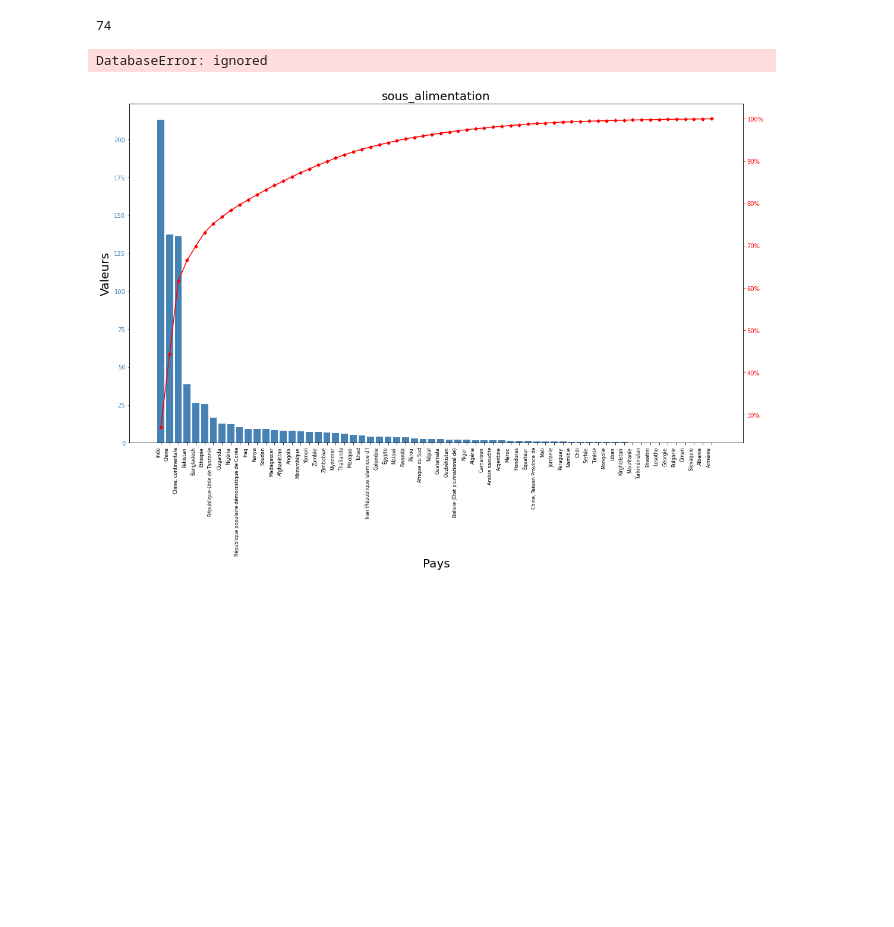
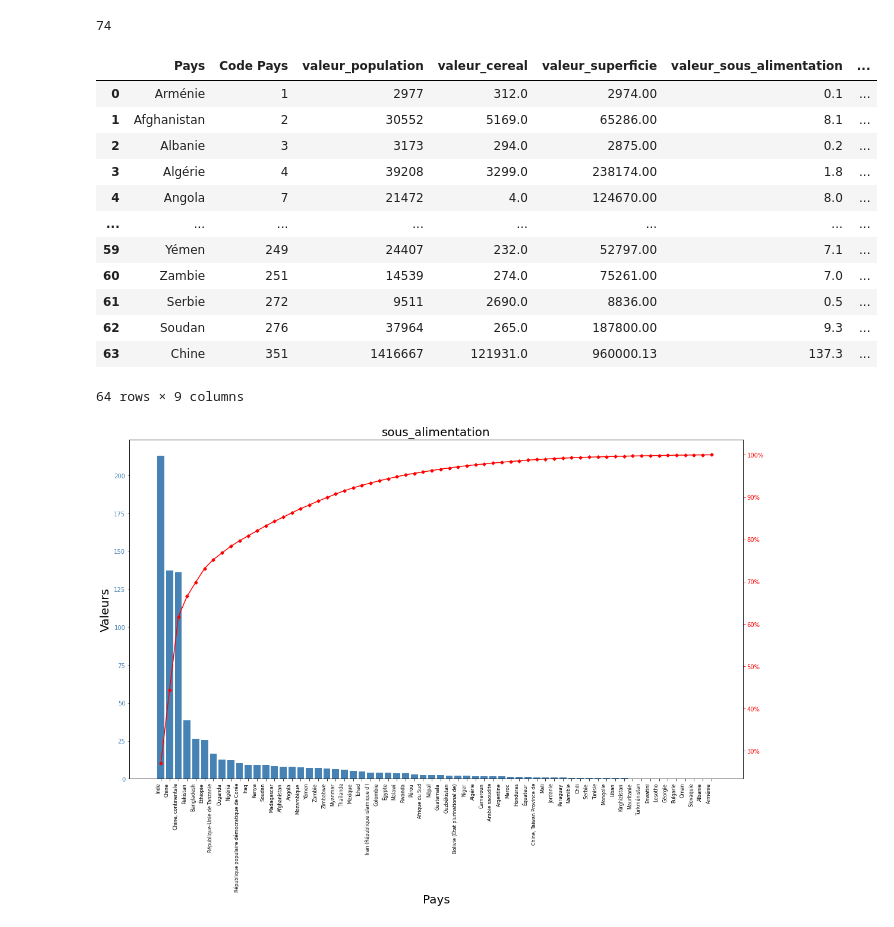
Before and after one commit to Lorenzo1208/Brief_fao, a Jupyter notebook: brief_fao_fonction.ipynb, the cells around one changed output. Drawn from its saved outputs; the diff is of its cells as text; code cells hidden in the pictures; blank space fills up the shorter version.

```diff
--- a/brief_fao_fonction.ipynb
+++ b/brief_fao_fonction.ipynb
@@ -66,36 +68,53 @@ df_graph = pd.read_sql_query('''SELECT cereal.Pays,
                              population."Code Pays",
                              population.Valeur AS valeur_population,
                              cereal.Valeur AS valeur_cereal,
                              superficie.Valeur AS valeur_superficie,
                              sous_alimentation.Valeur AS valeur_sous_alimentation,
-                             continent."Groupe de pays" AS groupe_pays,
+                             continent."Groupe de pays",
+                             continent."Code Groupe de pays"
 
                              FROM population
 
                              INNER JOIN sous_alimentation
                              ON (population."Code Pays" = sous_alimentation."Code Pays")
 
                              INNER JOIN superficie
                              ON (population."Code Pays" = superficie."Code Pays")
 
                              INNER JOIN cereal
                              ON (population."Code Pays" = cereal."Code Pays")
 
+                             INNER JOIN continent
+                             ON (population."Code Pays" = continent."Code Pays")
+
                              WHERE (cereal.Élément='Production'
                              AND cereal.Produit='Blé'
                              AND cereal.Valeur > 0
                              AND sous_alimentation.Valeur > 0
                              AND superficie.Année = 2013
                              AND superficie.Valeur > 0
-                             AND continent."Groupe de pays" = )
+                             AND "Code Groupe de pays"%100==0
+                             AND "Code Groupe de pays" <> 5000 )
 
                              ORDER BY population."Code Pays";''', con=conn)
 
 df_graph['valeur_densité'] = df_graph['valeur_population'] / df_graph['valeur_superficie']
 
 df_graph
 # %% [output]
+|  | Pays | Code Pays | valeur_population | valeur_cereal | valeur_superficie | valeur_sous_alimentation | ... |
+| 0 | Arménie | 1 | 2977 | 312.0 | 2974.00 | 0.1 | ... |
+| 1 | Afghanistan | 2 | 30552 | 5169.0 | 65286.00 | 8.1 | ... |
+| 2 | Albanie | 3 | 3173 | 294.0 | 2875.00 | 0.2 | ... |
+| 3 | Algérie | 4 | 39208 | 3299.0 | 238174.00 | 1.8 | ... |
+| 4 | Angola | 7 | 21472 | 4.0 | 124670.00 | 8.0 | ... |
+| ... | ... | ... | ... | ... | ... | ... | ... |
+| 59 | Yémen | 249 | 24407 | 232.0 | 52797.00 | 7.1 | ... |
+| 60 | Zambie | 251 | 14539 | 274.0 | 75261.00 | 7.0 | ... |
+| 61 | Serbie | 272 | 9511 | 2690.0 | 8836.00 | 0.5 | ... |
+| 62 | Soudan | 276 | 37964 | 265.0 | 187800.00 | 9.3 | ... |
+| 63 | Chine | 351 | 1416667 | 121931.0 | 960000.13 | 137.3 | ... |
-DatabaseError: ignored
+64 rows × 9 columns
 # %%
 def my_graphs(df_graph):
   for z in ['valeur_sous_alimentation', 'valeur_population', 'valeur_superficie']:
```
Also changed, not shown: parts of 1 cell of this notebook.
